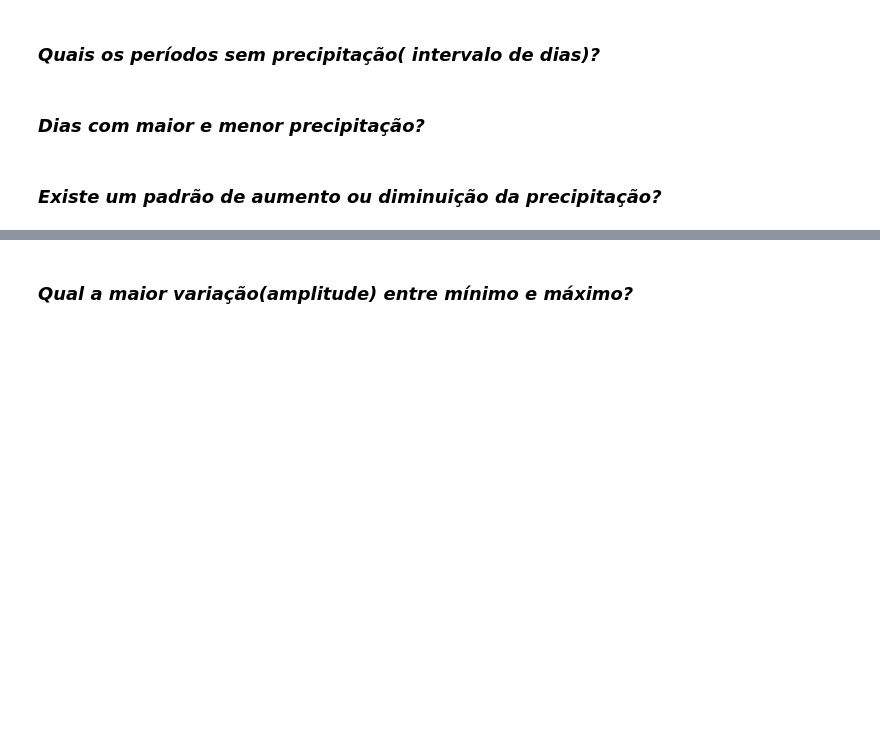
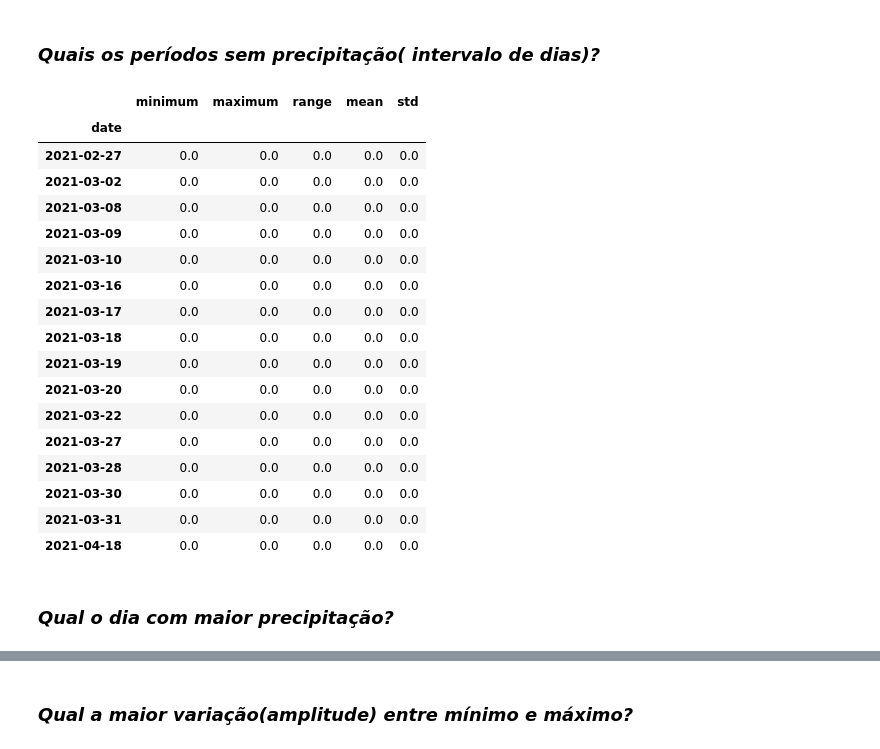
Before and after one commit to grupopai02/Analise_Precipitacao_Coimbra, a Jupyter notebook: Precipitação_coimbra.ipynb, the cells around one changed output, grey strips where cells are left out. Saved outputs shown, nothing was run; the diff lists cells and outputs as text; code cells hidden in the pictures; blank space fills up the shorter version.

```diff
--- a/Precipitação_coimbra.ipynb
+++ b/Precipitação_coimbra.ipynb
@@ -99,7 +101,30 @@ Aqui começamos um conjunto de questões que, cujas respostas tratarão os conju
 ### *Quais os períodos de maior incidência e menor (intervalo de dias)?*
 # %% [markdown]
 ### *Quais os períodos sem precipitação( intervalo de dias)?*
+# %%
+#variavel com o valor que se quer dentro da coluna 'mean'
+no_precipitação = df_date['mean']==0
+
+#bloquear todas as linhas que tenham o valor pretendido
+df_date.loc[no_precipitação]
+# %% [output]
+|  | minimum | maximum | range | mean | std |
+| date |  |  |  |  |  |
+| 2021-02-27 | 0.0 | 0.0 | 0.0 | 0.0 | 0.0 |
+| 2021-03-02 | 0.0 | 0.0 | 0.0 | 0.0 | 0.0 |
+| 2021-03-08 | 0.0 | 0.0 | 0.0 | 0.0 | 0.0 |
+| 2021-03-09 | 0.0 | 0.0 | 0.0 | 0.0 | 0.0 |
+| 2021-03-10 | 0.0 | 0.0 | 0.0 | 0.0 | 0.0 |
+| 2021-03-16 | 0.0 | 0.0 | 0.0 | 0.0 | 0.0 |
+| 2021-03-17 | 0.0 | 0.0 | 0.0 | 0.0 | 0.0 |
+| 2021-03-18 | 0.0 | 0.0 | 0.0 | 0.0 | 0.0 |
+| 2021-03-19 | 0.0 | 0.0 | 0.0 | 0.0 | 0.0 |
+| 2021-03-20 | 0.0 | 0.0 | 0.0 | 0.0 | 0.0 |
+| 2021-03-22 | 0.0 | 0.0 | 0.0 | 0.0 | 0.0 |
+| 2021-03-27 | 0.0 | 0.0 | 0.0 | 0.0 | 0.0 |
+| 2021-03-28 | 0.0 | 0.0 | 0.0 | 0.0 | 0.0 |
+| 2021-03-30 | 0.0 | 0.0 | 0.0 | 0.0 | 0.0 |
+| 2021-03-31 | 0.0 | 0.0 | 0.0 | 0.0 | 0.0 |
+| 2021-04-18 | 0.0 | 0.0 | 0.0 | 0.0 | 0.0 |
 # %% [markdown]
-### *Dias com maior e menor precipitação?*
+### *Qual o dia com maior precipitação?*
-# %% [markdown]
-### *Existe um padrão de aumento ou diminuição da precipitação?*
```
Also changed, not shown: parts of 5 cells of this notebook.
